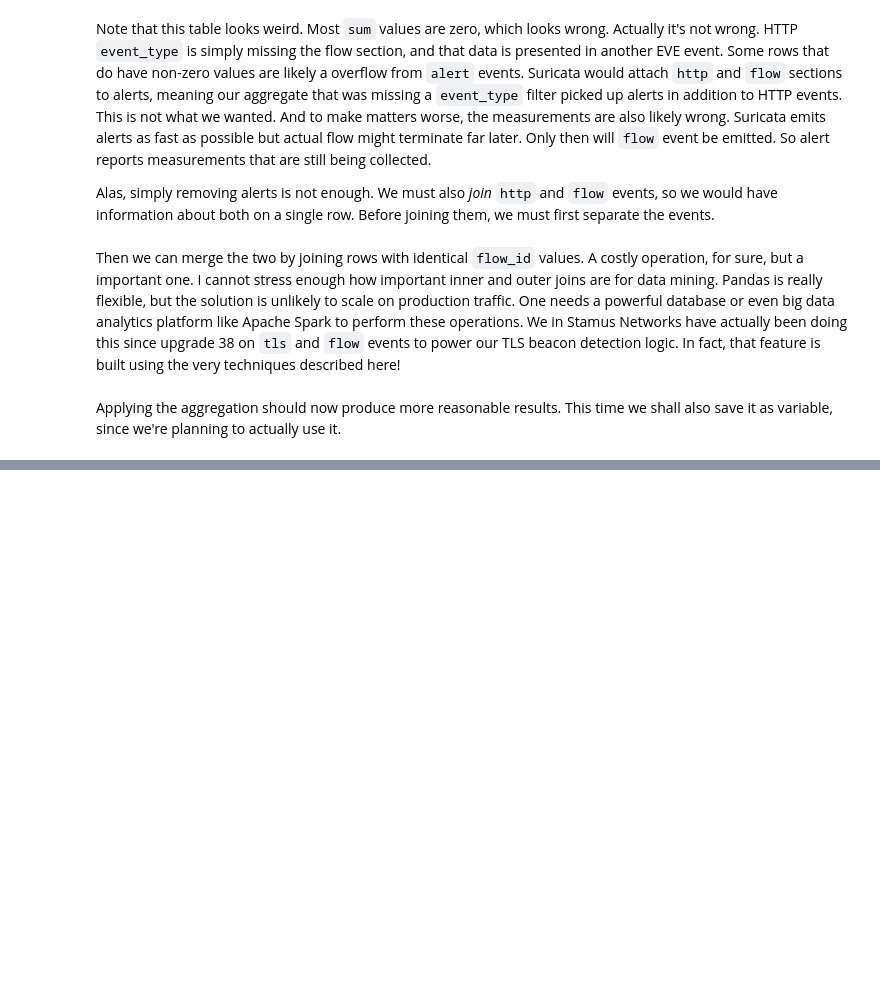
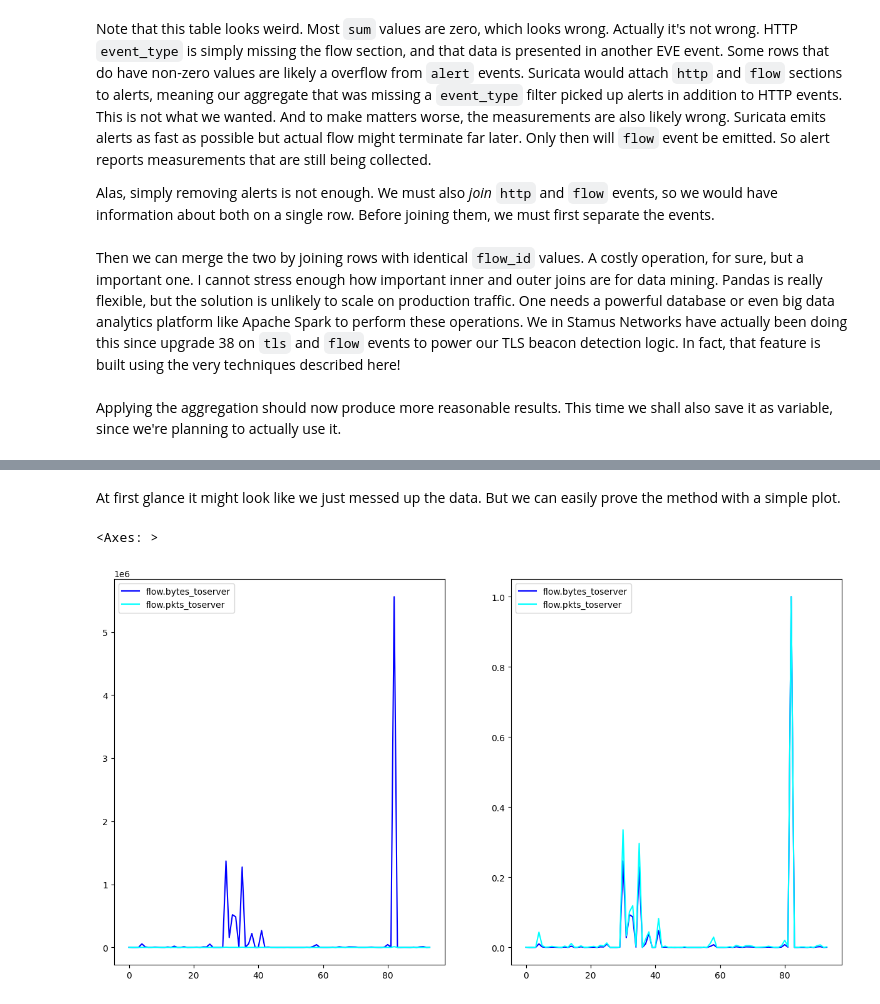
Before and after one commit to markuskont/suricata-analytics-1, a Jupyter notebook: jupyter/Notebooks/JupyterPlaybooksForSuricata.ipynb, the cells around one changed output, grey strips where cells are left out. Cells and saved outputs as stored; diff of their text form; code cells hidden in the pictures; blank space fills up the shorter version.

```diff
--- a/jupyter/Notebooks/JupyterPlaybooksForSuricata.ipynb
+++ b/jupyter/Notebooks/JupyterPlaybooksForSuricata.ipynb
@@ -1408,0 +1389,12 @@ DF_AGG_ALERTS_MERGED
+# %% [markdown]
+At first glance it might look like we just messed up the data. But we can easily prove the method with a simple plot.
+# %%
+fig, axes = plt.subplots(nrows=1, ncols=2, figsize=(15,8))
+DF_AGG_UA_EXTENDED.reset_index().plot.line(y="flow.bytes_toserver", ax=axes[0], label=None, c="b")
+DF_AGG_UA_EXTENDED.reset_index().plot.line(y="flow.pkts_toserver", ax=axes[0], label=None, c="cyan")
+
+DF_SCALED.reset_index().plot.line(y="flow.bytes_toserver", ax=axes[1], label=None, c="b")
+DF_SCALED.reset_index().plot.line(y="flow.pkts_toserver", ax=axes[1], label=None, c="cyan")
+# %% [output]
+<Axes: >
+[figure, added]
```
Also changed, not shown: parts of 75 cells of this notebook.
